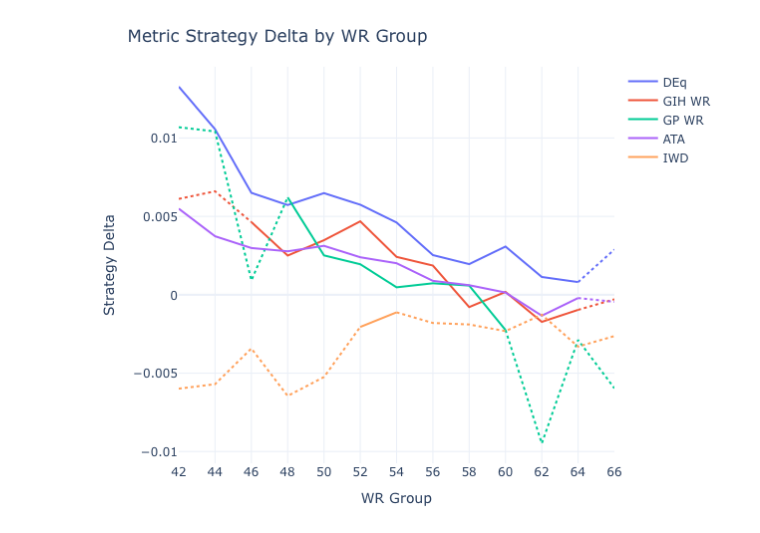
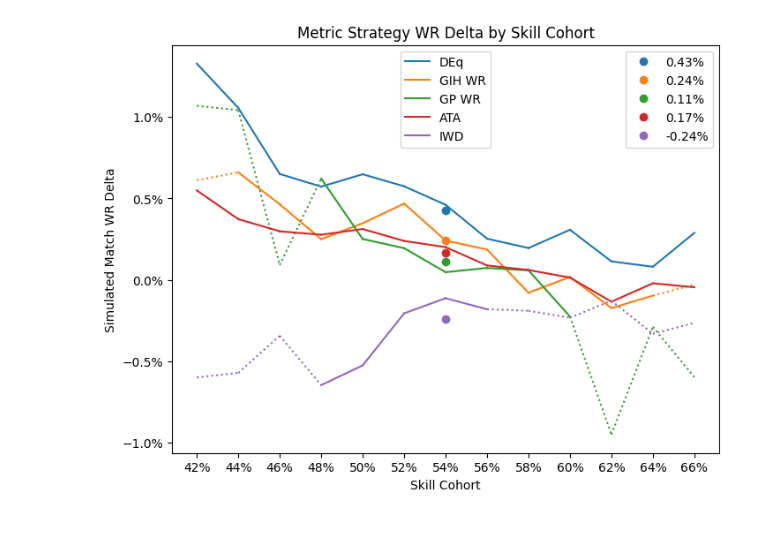
Before and after one commit to oelarnes/deq, a Jupyter notebook: P1 Analysis.ipynb, the cells around one changed output. Saved outputs shown, nothing was run; the diff lists cells and outputs as text; code cells hidden in the pictures.

```diff
--- a/P1 Analysis.ipynb
+++ b/P1 Analysis.ipynb
@@ -30,7 +29,5 @@ res = all_metrics_analysis()
 # %%
-from
-deq.plot import strat_delta_line_plot
-
-delta_plot = strat_delta_line_plot(res)
+_ = p1strat_line_plot(res, mode='wr_delta')
+plt.show()
 # %% [output]
-[figure, old version]
+[figure, new version]
```
Also changed, not shown: parts of 11 cells of this notebook, 1 other file.
